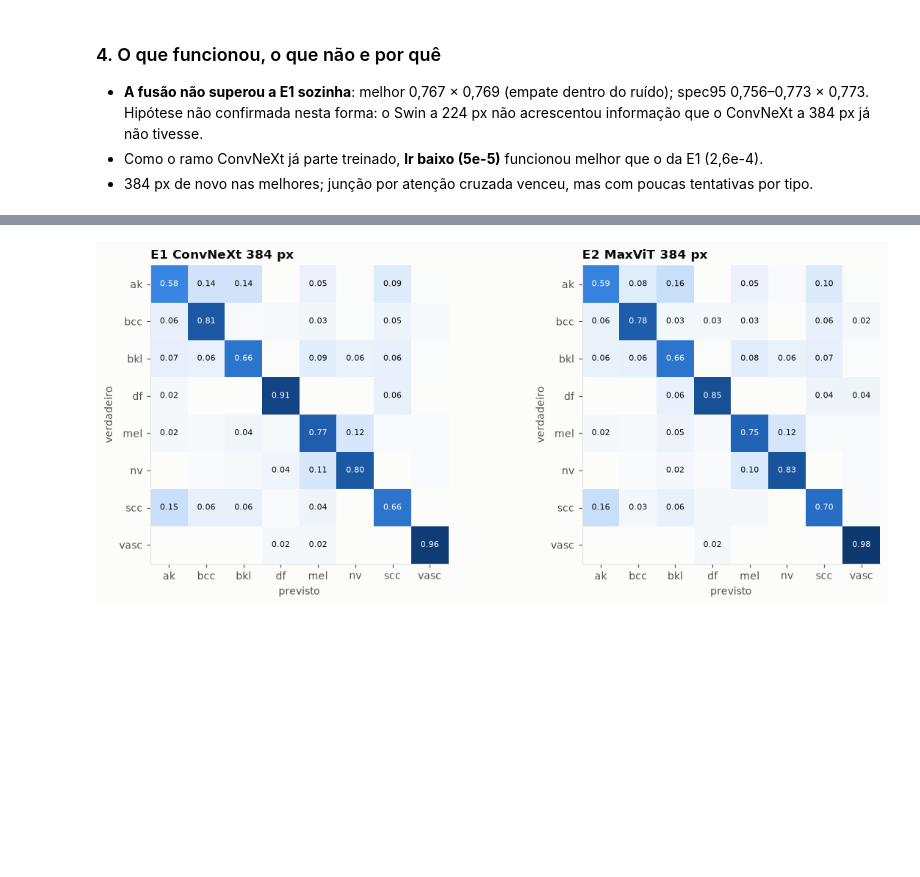
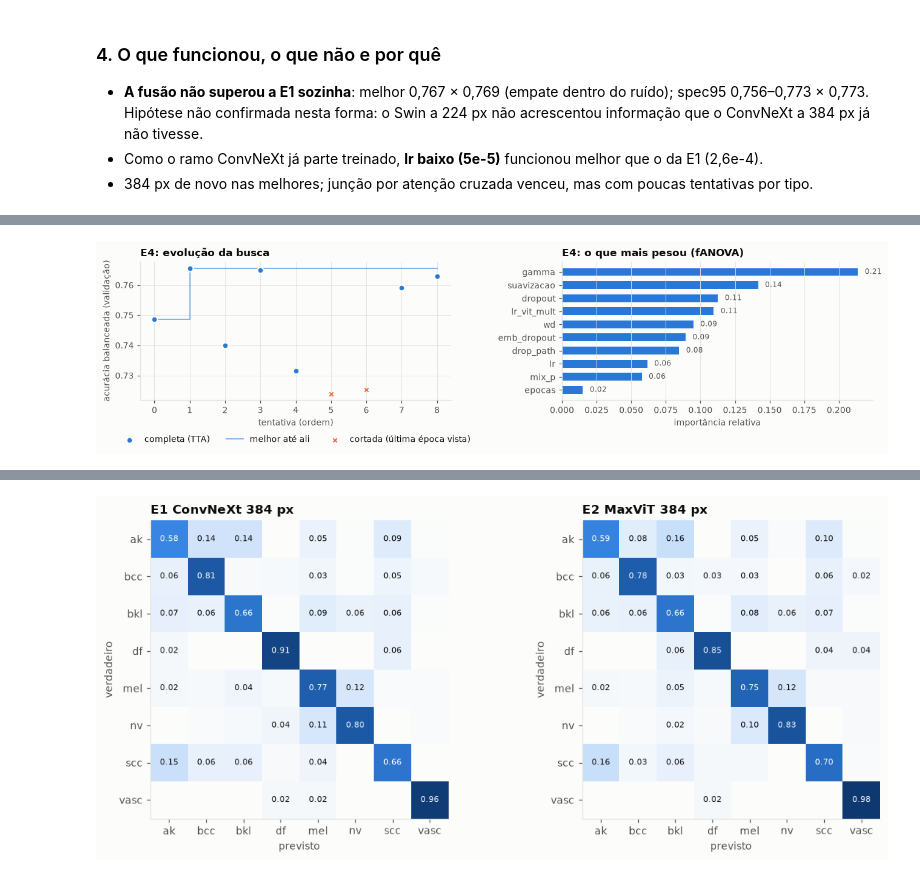
Before and after one commit to felipegava1/ProjetoFinal-InsperAI-FelipeGava-LucasBriones, a Jupyter notebook: notebook_dermatoscopia.ipynb, the cells around one changed output, grey strips where cells are left out. Saved outputs shown, nothing was run; the diff lists cells and outputs as text; code cells hidden in the pictures; blank space fills up the shorter version.

```diff
--- a/notebook_dermatoscopia.ipynb
+++ b/notebook_dermatoscopia.ipynb
@@ -477,0 +521,7 @@ plt.tight_layout(); plt.show()
+# %%
+fig, axs = plt.subplots(1, 2, figsize=(12, 3.4))
+rel.grafico_busca('E4', axs[0])
+rel.grafico_importancia('E4', axs[1])
+plt.tight_layout(); plt.show()
+# %% [output]
+[figure, added]
```
Also changed, not shown: parts of 22 cells of this notebook, 23 other files.
